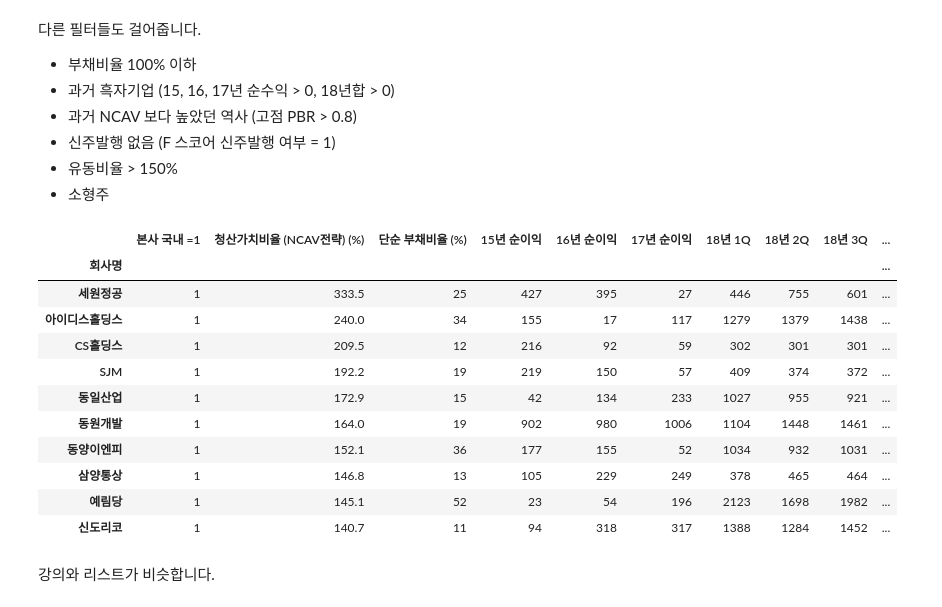
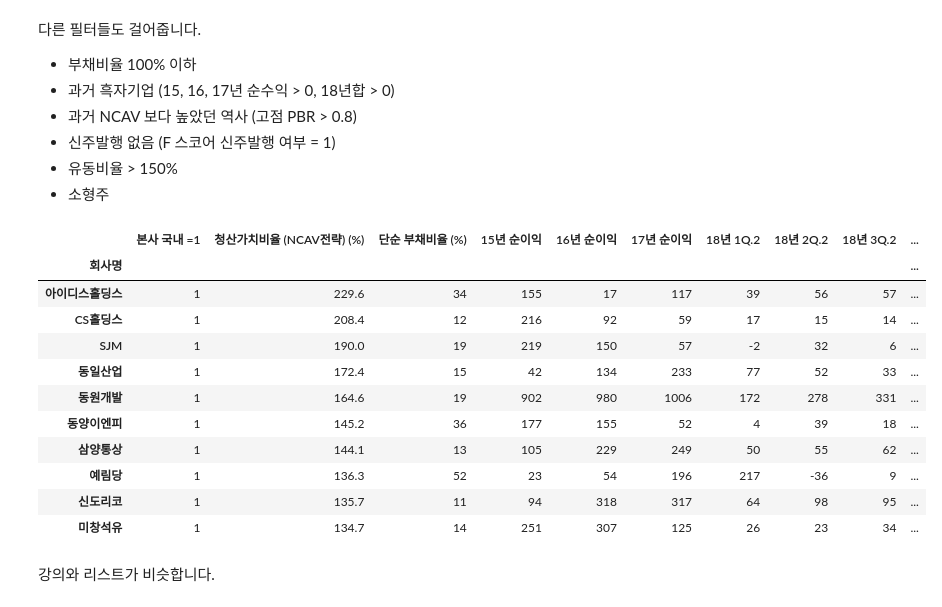
Before and after one commit to tomowind/hkkang_youtube, a Jupyter notebook: notebooks/20-ncav-korea.ipynb, the cells around one changed output. Drawn from its saved outputs; the diff is of its cells as text; code cells hidden in the pictures.

```diff
--- a/notebooks/20-ncav-korea.ipynb
+++ b/notebooks/20-ncav-korea.ipynb
@@ -38,9 +40,9 @@ df.head()
 # %%
 df = df[['회사명',
          '본사\n국내\n=1', # 중국여부
-         '청산가치비율\n(NCAV전략)\n(%)', # 청산가치/시가총액 비율
+         '청산가치비율\n(NCAV전략)\n(%)', # 청산가치/시가총액 비율h
          '단순\n부채비율\n(%)', # 부채비율
-         '15년\n순이익', '16년\n순이익', '17년\n순이익', '18년 1Q', '18년 2Q', '18년 3Q', '18년 4Q(E)', # 흑자기업
+         '15년\n순이익', '16년\n순이익', '17년\n순이익', '18년 1Q.2', '18년 2Q.2', '18년 3Q.2', '18년 4Q(E).2', # 흑자기업
          '고점\nPBR', # 과거영광
          'F스코어\n신주발행X\n여부', # 주식발행여부 (equity financing)
          '유동\n비율\n(%)', # 유동비율
@@ -102,30 +104,30 @@ df.head(n=10)
 # %%
 df = df[df['본사\n국내\n=1'] == 1]
 df = df[df['청산가치비율\n(NCAV전략)\n(%)'] > 100]
 df = df[df['단순\n부채비율\n(%)'] < 100]
 df = df[df['15년\n순이익'] > 0]
 df = df[df['16년\n순이익'] > 0]
 df = df[df['17년\n순이익'] > 0]
-df['18년 합'] = df['18년 1Q'] + df['18년 2Q'] + df['18년 3Q'] + df['18년 4Q(E)'].fillna(0)
+df['18년 합'] = df['18년 1Q.2'] + df['18년 2Q.2'] + df['18년 3Q.2'] + df['18년 4Q(E).2'].fillna(0)
 df = df[df['18년 합'] > 0]
 df = df[df['고점\nPBR'] > 0.8]
 df = df[df['F스코어\n신주발행X\n여부'] == 1]
 df = df[df['유동\n비율\n(%)'] > 150]
 df = df.sort_values(by='청산가치비율\n(NCAV전략)\n(%)', ascending=False).iloc[:200]
 df.head(n=10)
 # %% [output]
-|  | 본사 국내 =1 | 청산가치비율 (NCAV전략) (%) | 단순 부채비율 (%) | 15년 순이익 | 16년 순이익 | 17년 순이익 | 18년 1Q | 18년 2Q | 18년 3Q | ... |
+|  | 본사 국내 =1 | 청산가치비율 (NCAV전략) (%) | 단순 부채비율 (%) | 15년 순이익 | 16년 순이익 | 17년 순이익 | 18년 1Q.2 | 18년 2Q.2 | 18년 3Q.2 | ... |
 | 회사명 |  |  |  |  |  |  |  |  |  | ... |
-| 세원정공 | 1 | 333.5 | 25 | 427 | 395 | 27 | 446 | 755 | 601 | ... |
-| 아이디스홀딩스 | 1 | 240.0 | 34 | 155 | 17 | 117 | 1279 | 1379 | 1438 | ... |
-| CS홀딩스 | 1 | 209.5 | 12 | 216 | 92 | 59 | 302 | 301 | 301 | ... |
-| SJM | 1 | 192.2 | 19 | 219 | 150 | 57 | 409 | 374 | 372 | ... |
-| 동일산업 | 1 | 172.9 | 15 | 42 | 134 | 233 | 1027 | 955 | 921 | ... |
-| 동원개발 | 1 | 164.0 | 19 | 902 | 980 | 1006 | 1104 | 1448 | 1461 | ... |
-| 동양이엔피 | 1 | 152.1 | 36 | 177 | 155 | 52 | 1034 | 932 | 1031 | ... |
-| 삼양통상 | 1 | 146.8 | 13 | 105 | 229 | 249 | 378 | 465 | 464 | ... |
-| 예림당 | 1 | 145.1 | 52 | 23 | 54 | 196 | 2123 | 1698 | 1982 | ... |
-| 신도리코 | 1 | 140.7 | 11 | 94 | 318 | 317 | 1388 | 1284 | 1452 | ... |
+| 아이디스홀딩스 | 1 | 229.6 | 34 | 155 | 17 | 117 | 39 | 56 | 57 | ... |
+| CS홀딩스 | 1 | 208.4 | 12 | 216 | 92 | 59 | 17 | 15 | 14 | ... |
+| SJM | 1 | 190.0 | 19 | 219 | 150 | 57 | -2 | 32 | 6 | ... |
+| 동일산업 | 1 | 172.4 | 15 | 42 | 134 | 233 | 77 | 52 | 33 | ... |
+| 동원개발 | 1 | 164.6 | 19 | 902 | 980 | 1006 | 172 | 278 | 331 | ... |
+| 동양이엔피 | 1 | 145.2 | 36 | 177 | 155 | 52 | 4 | 39 | 18 | ... |
+| 삼양통상 | 1 | 144.1 | 13 | 105 | 229 | 249 | 50 | 55 | 62 | ... |
+| 예림당 | 1 | 136.3 | 52 | 23 | 54 | 196 | 217 | -36 | 9 | ... |
+| 신도리코 | 1 | 135.7 | 11 | 94 | 318 | 317 | 64 | 98 | 95 | ... |
+| 미창석유 | 1 | 134.7 | 14 | 251 | 307 | 125 | 26 | 23 | 34 | ... |
 # %% [markdown]
 강의와 리스트가 비슷합니다.
 # %% [markdown]
```
Also changed, not shown: parts of 10 cells of this notebook.
